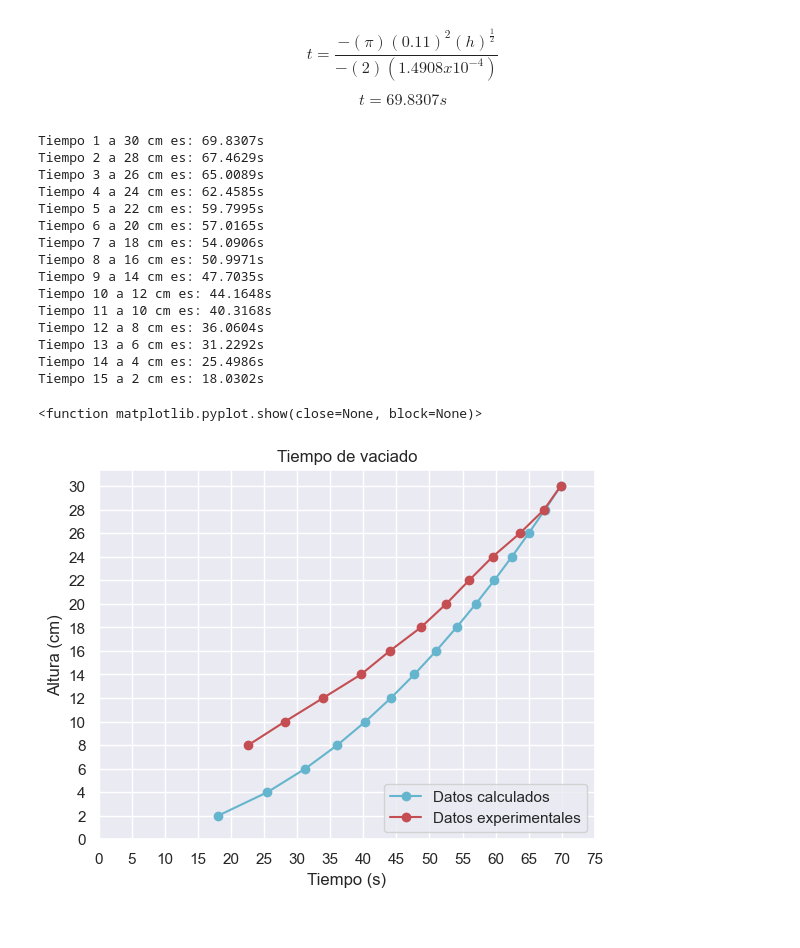
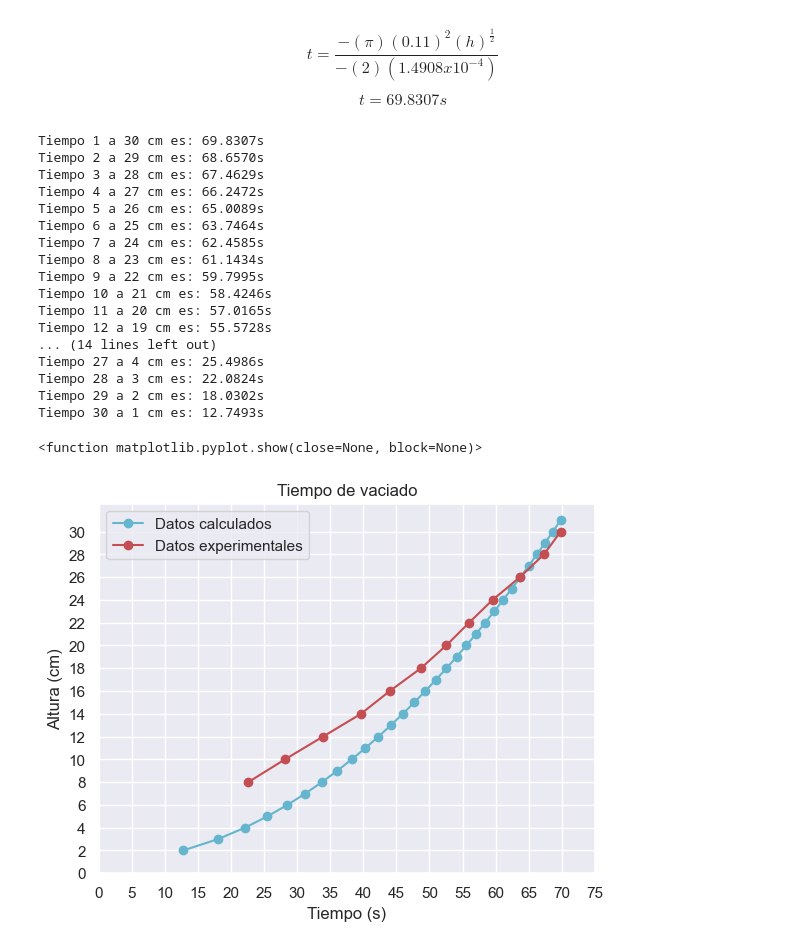
Before and after one commit to HiramTorres/Ingenieria, a Jupyter notebook: Dinamica_de_Fluidos/Practica_vaciado.ipynb, the cells around one changed output. Drawn from its saved outputs; the diff is of its cells as text; code cells hidden in the pictures.

Commit message:
Agregué más valores a los datos calculados, de 15 a 30 datos

```diff
--- a/Dinamica_de_Fluidos/Practica_vaciado.ipynb
+++ b/Dinamica_de_Fluidos/Practica_vaciado.ipynb
@@ -92,38 +92,40 @@ sns.set_theme(style="darkgrid")
 
 # Datos calculados de vaciado
 datoscal = []
-for a,h in enumerate(range(30,0,-2)):
+for a,h in enumerate(range(30,0,-1)):
   print(f"Tiempo {a+1} a {h} cm es: {((math.pi)*(0.11**2)*((h/100)**(1/2)))/((2)*(1.4908*10**(-4))):.4f}s")
   datoscal.append(((math.pi)*(0.11**2)*((h/100)**(1/2)))/((2)*(1.4908*10**(-4))))
 # %% [output]
 Tiempo 1 a 30 cm es: 69.8307s
-Tiempo 2 a 28 cm es: 67.4629s
-Tiempo 3 a 26 cm es: 65.0089s
-Tiempo 4 a 24 cm es: 62.4585s
-Tiempo 5 a 22 cm es: 59.7995s
-Tiempo 6 a 20 cm es: 57.0165s
-Tiempo 7 a 18 cm es: 54.0906s
-Tiempo 8 a 16 cm es: 50.9971s
-Tiempo 9 a 14 cm es: 47.7035s
-Tiempo 10 a 12 cm es: 44.1648s
-Tiempo 11 a 10 cm es: 40.3168s
-Tiempo 12 a 8 cm es: 36.0604s
-Tiempo 13 a 6 cm es: 31.2292s
-Tiempo 14 a 4 cm es: 25.4986s
-Tiempo 15 a 2 cm es: 18.0302s
+Tiempo 2 a 29 cm es: 68.6570s
+Tiempo 3 a 28 cm es: 67.4629s
+Tiempo 4 a 27 cm es: 66.2472s
+Tiempo 5 a 26 cm es: 65.0089s
+Tiempo 6 a 25 cm es: 63.7464s
+Tiempo 7 a 24 cm es: 62.4585s
+Tiempo 8 a 23 cm es: 61.1434s
+Tiempo 9 a 22 cm es: 59.7995s
+Tiempo 10 a 21 cm es: 58.4246s
+Tiempo 11 a 20 cm es: 57.0165s
+Tiempo 12 a 19 cm es: 55.5728s
+... (14 lines left out)
+Tiempo 27 a 4 cm es: 25.4986s
+Tiempo 28 a 3 cm es: 22.0824s
+Tiempo 29 a 2 cm es: 18.0302s
+Tiempo 30 a 1 cm es: 12.7493s
 # %%
 datoexp = [69.83,67.32,63.68,59.54,55.99,52.53,48.7,44,39.64,33.91,28.15,22.6] # Datos experimentales de vaciado
 data = datoscal[-1::-1]
 dataexp = datoexp[-1::-1]
-plt.plot(data,range(2,32,2), color='c', marker='o')
+plt.plot(data,range(2,32,1), color='c', marker='o')
 plt.plot(dataexp,range(8,32,2), color='r', marker='o')
 plt.title("Tiempo de vaciado")
 plt.xlabel("Tiempo (s)")
 plt.ylabel("Altura (cm)")
-plt.legend(["Datos calculados","Datos experimentales"], loc='lower right')
+plt.legend(["Datos calculados","Datos experimentales"], loc='upper left')
 plt.xticks(range(0,80,5))
 plt.yticks(range(0,32,2))
 plt.show
 # %% [output]
 <function matplotlib.pyplot.show(close=None, block=None)>
-[figure, old version]
+[figure, new version]
```
